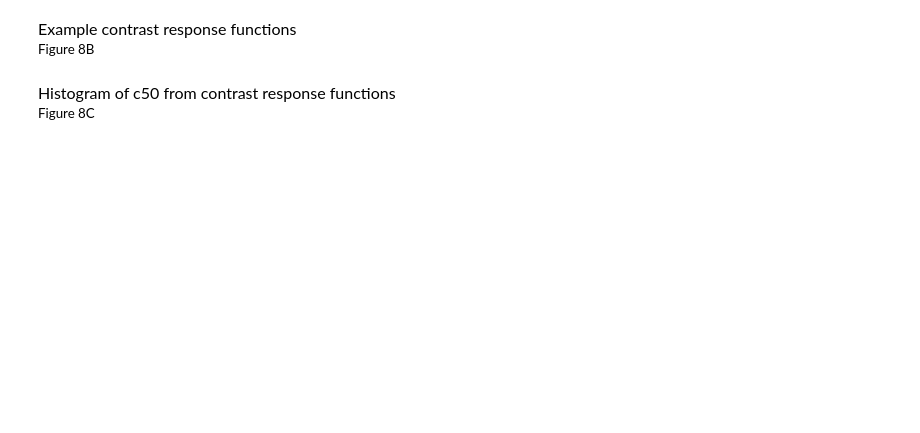
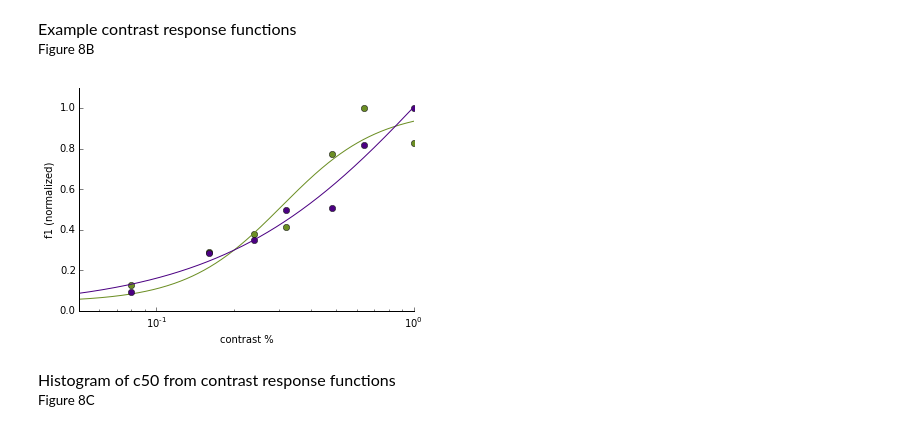
Before and after one commit to danieljdenman/mouse_chromatic, a Jupyter notebook: Denman2016_JNeurosci.ipynb, the cells around one changed output. Cells and saved outputs as stored; diff of their text form; code cells hidden in the pictures; blank space fills up the shorter version.

```diff
--- a/Denman2016_JNeurosci.ipynb
+++ b/Denman2016_JNeurosci.ipynb
@@ -1522,27 +1543,32 @@ cleanAxes(ax[1],bottomLabels=True,leftLabels=True)
 # %%
 plt.plot(np.unique(np.array(nwb_data['stimulus']['presentation'][green_key]['data'])[:,0]),
          np.array(f1s_g)/np.max(f1s_g),'o',color=Green)
 (r0,rmax,c50,n),pcov=curve_fit(hyperbolicratio,
                                np.unique(np.array(nwb_data['stimulus']['presentation'][green_key]['data'])[:,0]).astype(np.float64),
                                np.array(f1s_g).astype(np.float64),
                                p0=(np.min(f1s_g), np.max(f1s_g), 0.4, 1))
 xp = np.linspace(0,1,1001)
 pxp = r0 + rmax * ( xp**n / (c50**n+xp**n))#hyperbolic
 plt.plot(xp,pxp/np.max(f1s_g),'k-',color=Green,linewidth=1)
 plt.plot(np.unique(np.array(nwb_data['stimulus']['presentation'][green_key]['data'])[:,0]),
          np.array(f1s_u)/np.max(f1s_u),'o',color=UV)
-(r0,rmax,c50,n),pcov=curve_fit(hyperbolicratio,
-                               np.unique(np.array(nwb_data['stimulus']['presentation'][green_key]['data'])[:,0]).astype(np.float64),
-                               np.array(f1s_u).astype(np.float64),
-                               p0=(np.min(f1s_u), np.max(f1s_u), 0.4, 1))
+(r0,rmax,c50,n),pcov, infodict, mesg, ier =curve_fit(hyperbolicratio,
+                                       np.unique(np.array(nwb_data['stimulus']['presentation'][green_key]['data'])[:,0]).astype(np.float64),
+                                           np.array(f1s_u).astype(np.float64),
+                                       p0=(np.min(f1s_u),
+                                          np.max(f1s_u),
+                                           0.4,
+                                           1),full_output=True)
 xp = np.linspace(0,1,1001)
 pxp = r0 + rmax * ( xp**n / (c50**n+xp**n))#hyperbolic
 plt.plot(xp,pxp/np.max(f1s_u),'k-',color=UV,linewidth=1)
 plt.ylim(0,1.1)
 plt.ylabel('f1 (normalized)')
 plt.xlabel('contrast %')
 plt.xscale('log');plt.xlim(0.05,1)
 cleanAxes(plt.gca(),leftLabels=True,bottomLabels=True)
+# %% [output]
+[figure, added]
 # %% [markdown]
 <div style="font-size:12pt;color:#000000">Histogram of c50 from contrast response functions</div>
 <div style="font-size:10pt;color:#000000"> Figure 8C</div>
```
Also changed, not shown: parts of 10 cells of this notebook, 1 other file.
